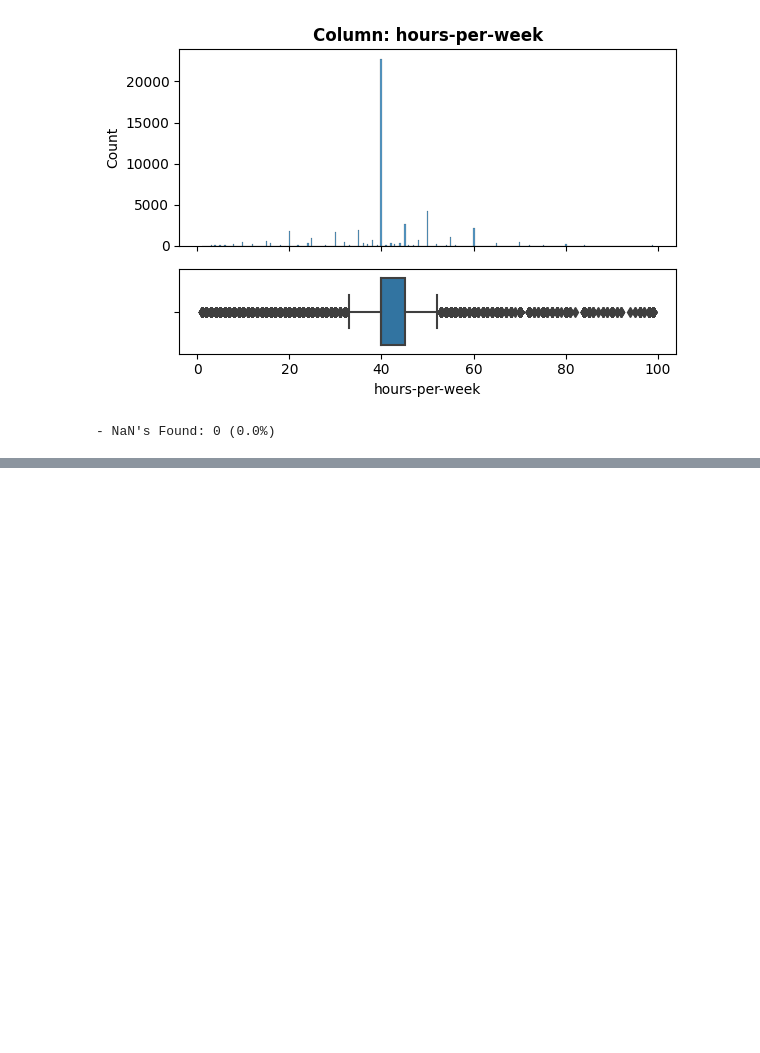
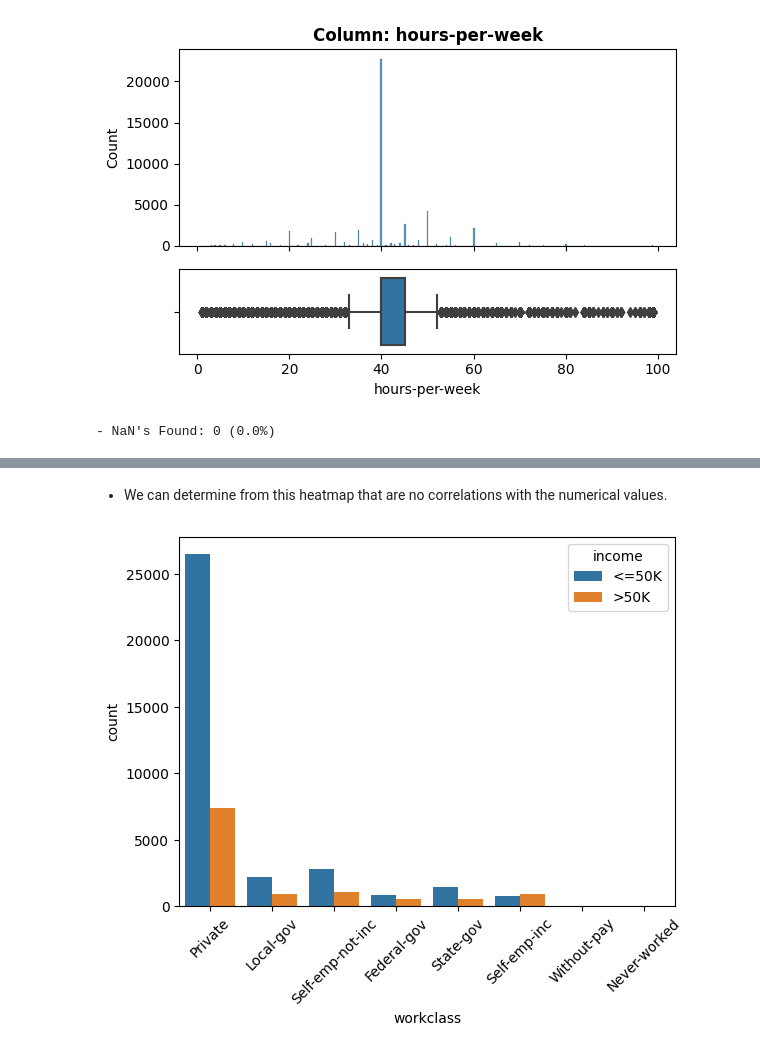
Before and after one commit to nenarossbce/Project2, a Jupyter notebook: Project_2_AdultIncome.ipynb, the cells around one changed output, grey strips where cells are left out. Drawn from its saved outputs; the diff is of its cells as text; code cells hidden in the pictures; blank space fills up the shorter version.

```diff
--- a/Project_2_AdultIncome.ipynb
+++ b/Project_2_AdultIncome.ipynb
@@ -316,0 +412,7 @@ explore_numeric(df, 'hours-per-week');
+# %% [markdown]
+* We can determine from this heatmap that are no correlations with the numerical values.
+# %%
+ax = sns.countplot(data=df, x='workclass', hue='income')
+ax.tick_params(axis='x', rotation = 45);
+# %% [output]
+[figure, added]
```
Also changed, not shown: parts of 28 cells of this notebook.
